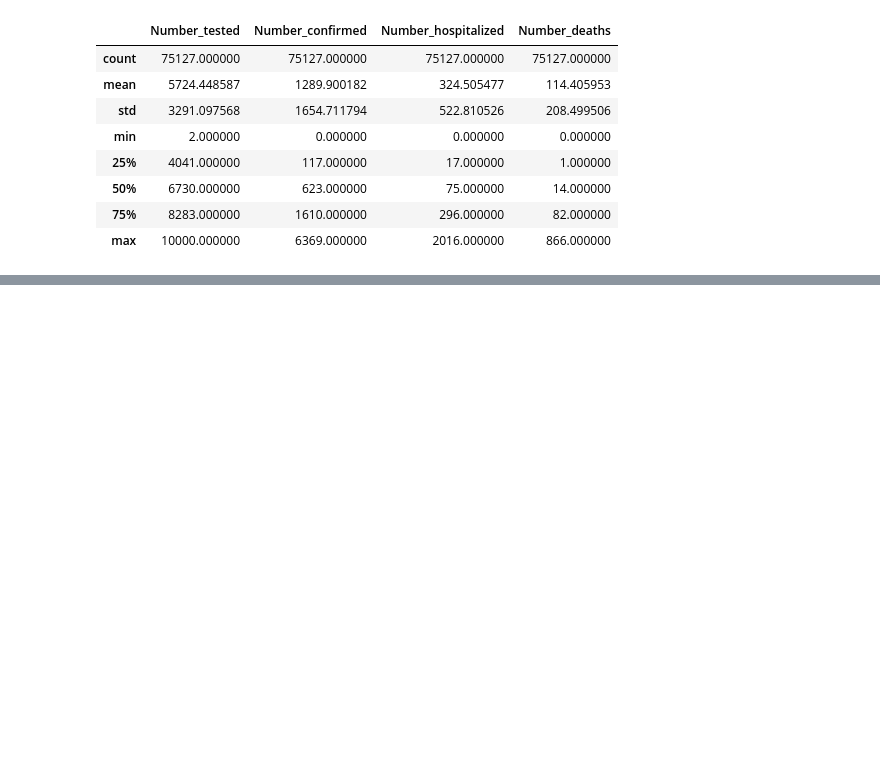
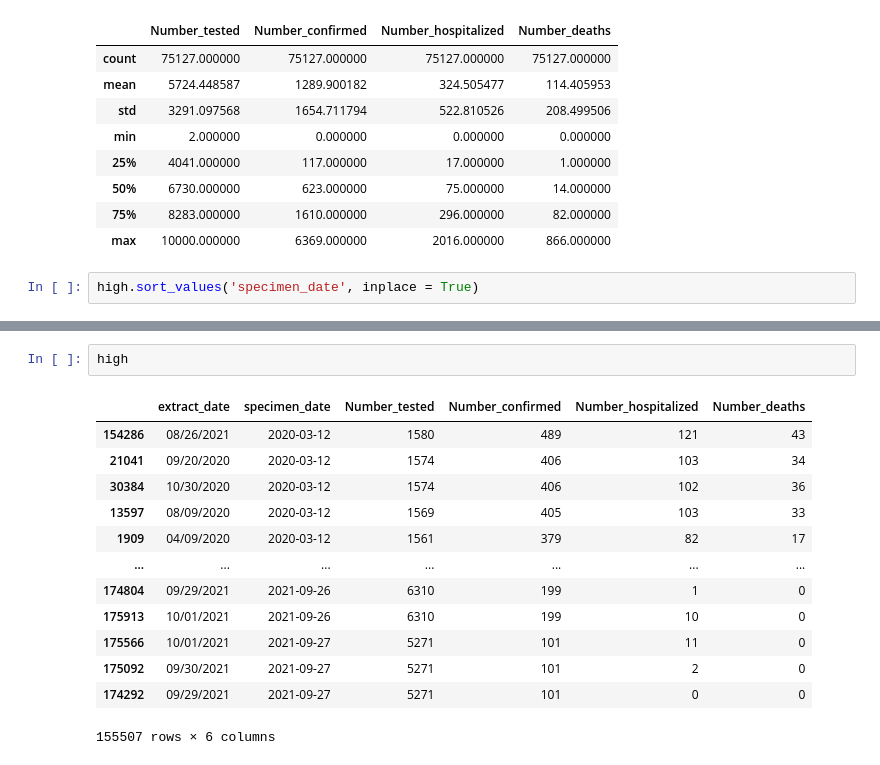
Before and after one commit to INDIG0N/Pfizer_basic_effectiveness_analysis, a Jupyter notebook: project.ipynb, the cells around one changed output, grey strips where cells are left out. Drawn from its saved outputs; the diff is of its cells as text; blank space fills up the shorter version.

```diff
--- a/project.ipynb
+++ b/project.ipynb
@@ -174,3 +174,5 @@ low.describe()
 | 50% | 6730.000000 | 623.000000 | 75.000000 | 14.000000 |
 | 75% | 8283.000000 | 1610.000000 | 296.000000 | 82.000000 |
 | max | 10000.000000 | 6369.000000 | 2016.000000 | 866.000000 |
+# %%
+high.sort_values('specimen_date', inplace = True)
@@ -176,0 +193,16 @@ low.describe()
+# %%
+high
+# %% [output]
+|  | extract_date | specimen_date | Number_tested | Number_confirmed | Number_hospitalized | Number_deaths |
+| 154286 | 08/26/2021 | 2020-03-12 | 1580 | 489 | 121 | 43 |
+| 21041 | 09/20/2020 | 2020-03-12 | 1574 | 406 | 103 | 34 |
+| 30384 | 10/30/2020 | 2020-03-12 | 1574 | 406 | 102 | 36 |
+| 13597 | 08/09/2020 | 2020-03-12 | 1569 | 405 | 103 | 33 |
+| 1909 | 04/09/2020 | 2020-03-12 | 1561 | 379 | 82 | 17 |
+| ... | ... | ... | ... | ... | ... | ... |
+| 174804 | 09/29/2021 | 2021-09-26 | 6310 | 199 | 1 | 0 |
+| 175913 | 10/01/2021 | 2021-09-26 | 6310 | 199 | 10 | 0 |
+| 175566 | 10/01/2021 | 2021-09-27 | 5271 | 101 | 11 | 0 |
+| 175092 | 09/30/2021 | 2021-09-27 | 5271 | 101 | 2 | 0 |
+| 174292 | 09/29/2021 | 2021-09-27 | 5271 | 101 | 0 | 0 |
+155507 rows × 6 columns
```
Also changed, not shown: parts of 7 cells of this notebook, 1 other file.
